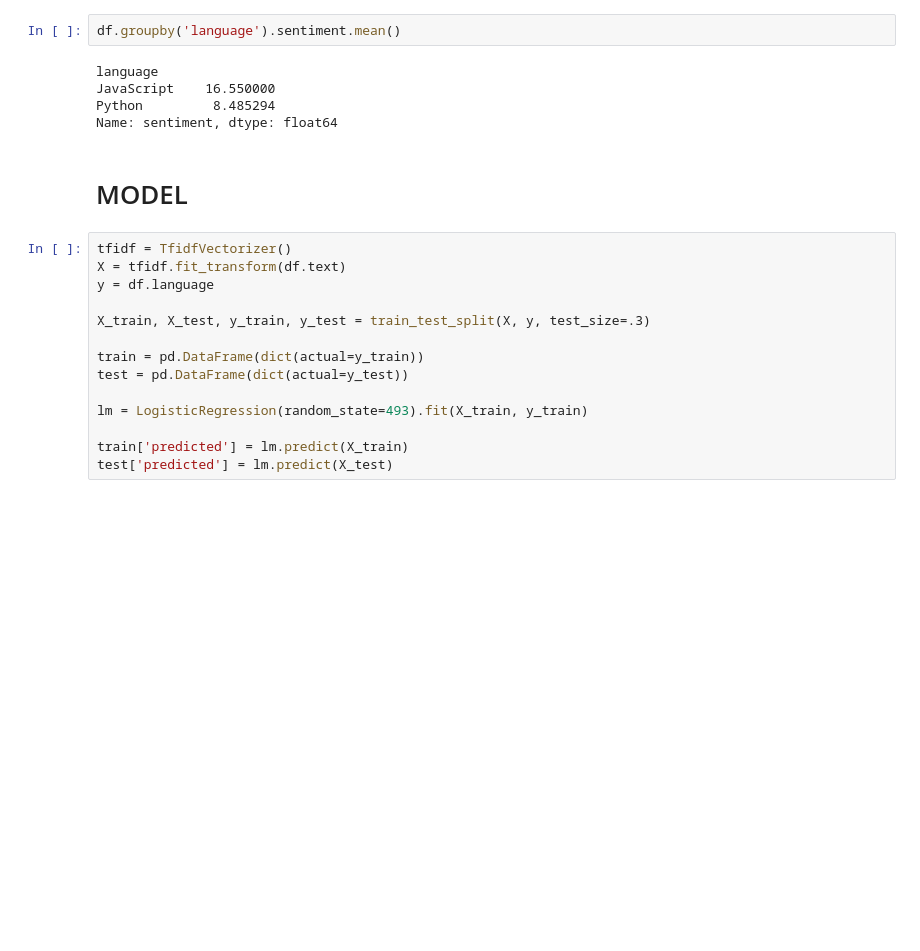
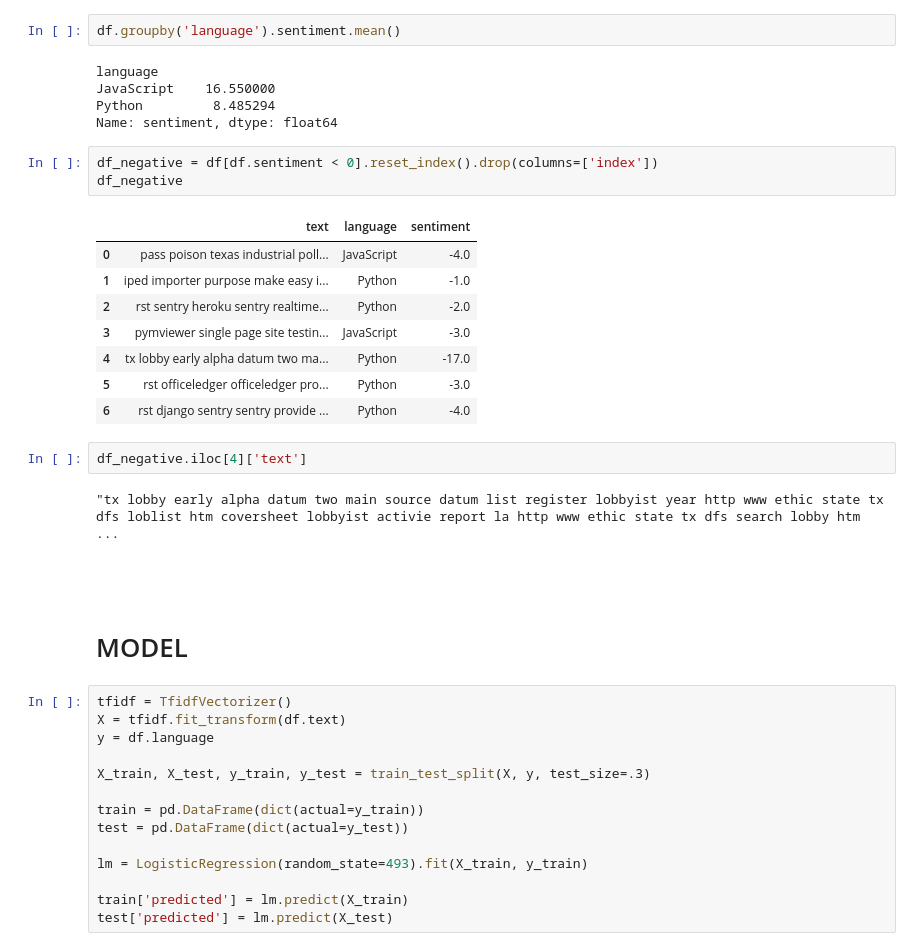
Before and after one commit to dd-jason-chad/nlp_project, a Jupyter notebook: dd-project.ipynb, the cells around one changed output. Saved outputs shown, nothing was run; the diff lists cells and outputs as text; blank space fills up the shorter version.

```diff
--- a/dd-project.ipynb
+++ b/dd-project.ipynb
@@ -1131,6 +1131,24 @@ language
 JavaScript    16.550000
 Python         8.485294
 Name: sentiment, dtype: float64
+# %%
+df_negative = df[df.sentiment < 0].reset_index().drop(columns=['index'])
+df_negative
+# %% [output]
+|  | text | language | sentiment |
+| 0 | pass poison texas industrial poll... | JavaScript | -4.0 |
+| 1 | iped importer purpose make easy i... | Python | -1.0 |
+| 2 | rst sentry heroku sentry realtime... | Python | -2.0 |
+| 3 | pymviewer single page site testin... | JavaScript | -3.0 |
+| 4 | tx lobby early alpha datum two ma... | Python | -17.0 |
+| 5 | rst officeledger officeledger pro... | Python | -3.0 |
+| 6 | rst django sentry sentry provide ... | Python | -4.0 |
+# %%
+df_negative.iloc[4]['text']
+# %% [output]
+"tx lobby early alpha datum two main source datum list register lobbyist year http www ethic state tx dfs loblist htm coversheet lobbyist activie report la http www ethic state tx dfs search lobby htm ...
+# %% [markdown]
+##
 # %% [markdown]
 # MODEL
 # %%
```
Also changed, not shown: parts of 2 cells of this notebook, 1 other file.
